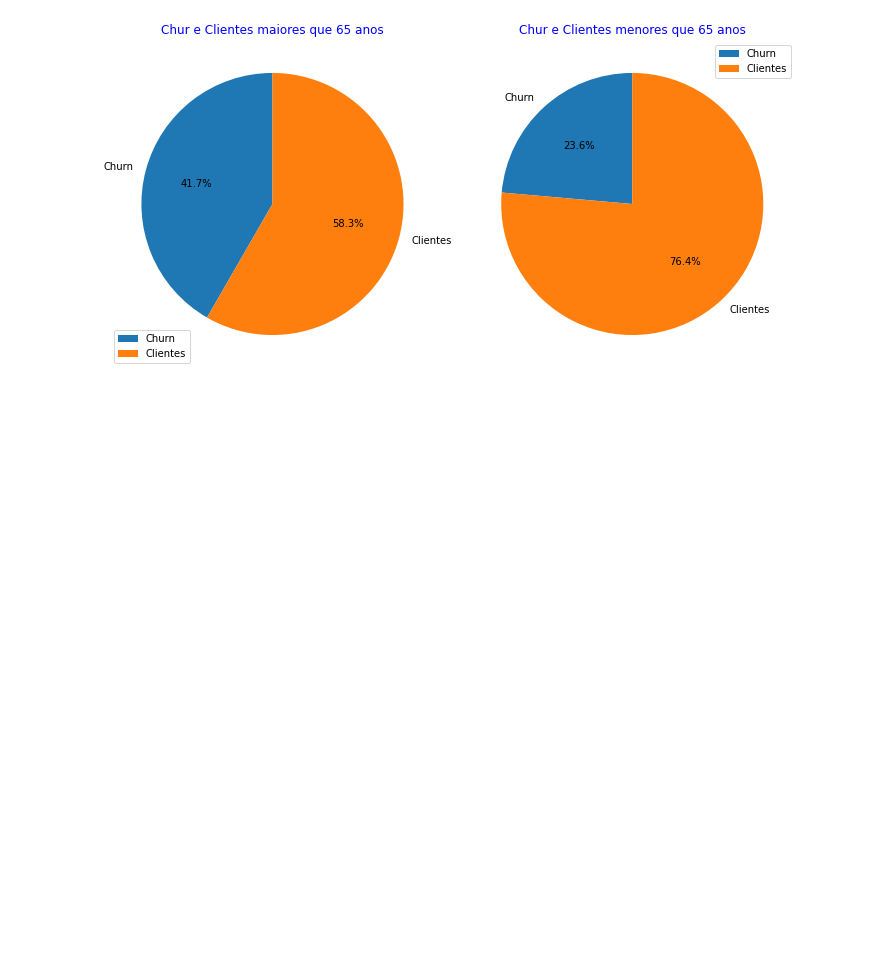
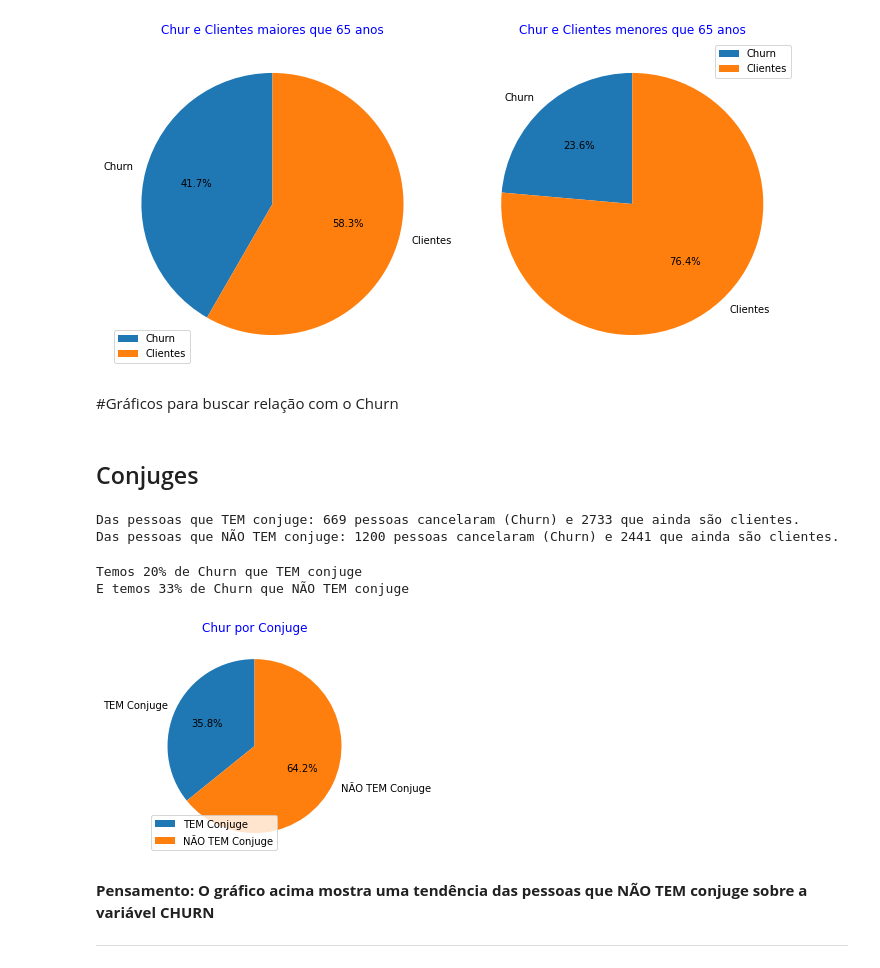
Before and after one commit to marcelo559/Alura_Challenge_DS_Voz, a Jupyter notebook: Data_Visualization.ipynb, the cells around one changed output. Saved outputs shown, nothing was run; the diff lists cells and outputs as text; code cells hidden in the pictures; blank space fills up the shorter version.

```diff
--- a/Data_Visualization.ipynb
+++ b/Data_Visualization.ipynb
@@ -221,3 +255,55 @@ plt.tight_layout()
 plt.show()
 # %% [output]
 [figure]
+# %% [markdown]
+#Gráficos para buscar relação com o Churn
+# %% [markdown]
+## Conjuges
+# %%
+# Buscar o percentual de Churn que tem ou não conjuge
+# Preparando os dados para popular os gráfico
+# Por se tratar de gráfico relacionados a CONJUGE, vou selecionar os dados apartir da coluna (variável 'Conjuge')
+
+qtd_Churn_Conjuge = len(df[(df.Churn == 'Yes') & (df.Conjuge == 'Yes')])
+qtd_Clientes_Conjuge = len(df[(df.Churn == 'No') & (df.Conjuge == 'Yes')])
+
+print('Das pessoas que TEM conjuge: {} pessoas cancelaram (Churn) e {} que ainda são clientes.'.format(qtd_Churn_Conjuge,qtd_Clientes_Conjuge))
+
+qtd_Churn_sem_Conjuge = len(df[(df.Churn == 'Yes') & (df.Conjuge == 'No')])
+qtd_Clientes_sem_Conjuge = len(df[(df.Churn == 'No') & (df.Conjuge == 'No')])
+
+print('Das pessoas que NÃO TEM conjuge: {} pessoas cancelaram (Churn) e {} que ainda são clientes.'.format(qtd_Churn_sem_Conjuge,qtd_Clientes_sem_Conjuge))
+# %% [output]
+Das pessoas que TEM conjuge: 669 pessoas cancelaram (Churn) e 2733 que ainda são clientes.
+Das pessoas que NÃO TEM conjuge: 1200 pessoas cancelaram (Churn) e 2441 que ainda são clientes.
+# %%
+#Olhando os números acima podemos identificar que há uma propabilidade maior de Churn em pessoas que NÃO TEM conjuge
+
+total_conjuge = qtd_Churn_Conjuge + qtd_Clientes_Conjuge
+percentual_conjuge = qtd_Churn_Conjuge*100/total_conjuge
+
+print('Temos {}% de Churn que TEM conjuge'.format(round(percentual_conjuge)))
+
+total_sem_conjuge = qtd_Churn_sem_Conjuge + qtd_Clientes_sem_Conjuge
+percentual_sem_conjuge = qtd_Churn_sem_Conjuge*100/total_sem_conjuge
+
+print('E temos {}% de Churn que NÃO TEM conjuge'.format(round(percentual_sem_conjuge)))
+# %% [output]
+Temos 20% de Churn que TEM conjuge
+E temos 33% de Churn que NÃO TEM conjuge
+# %%
+labels_Conjuge = 'TEM Conjuge', 'NÃO TEM Conjuge'
+sizes_Conjuge = [qtd_Churn_Conjuge,qtd_Churn_sem_Conjuge]
+
+plt.subplot()
+plt.pie(sizes_Conjuge, labels=labels_Conjuge, autopct='%1.1f%%', startangle=90)
+plt.title("Chur por Conjuge", color='b')
+plt.legend()
+
+plt.show()
+# %% [output]
+[figure, added]
+# %% [markdown]
+**Pensamento: O gráfico acima mostra uma tendência das pessoas que NÃO TEM conjuge sobre a variável CHURN**
+
+---
```
Also changed, not shown: parts of 6 cells of this notebook.
